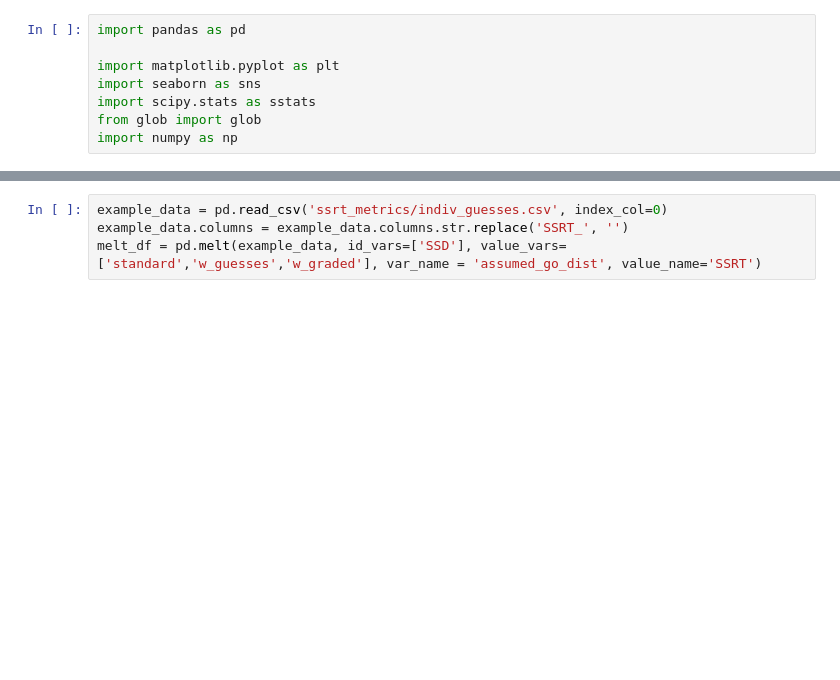
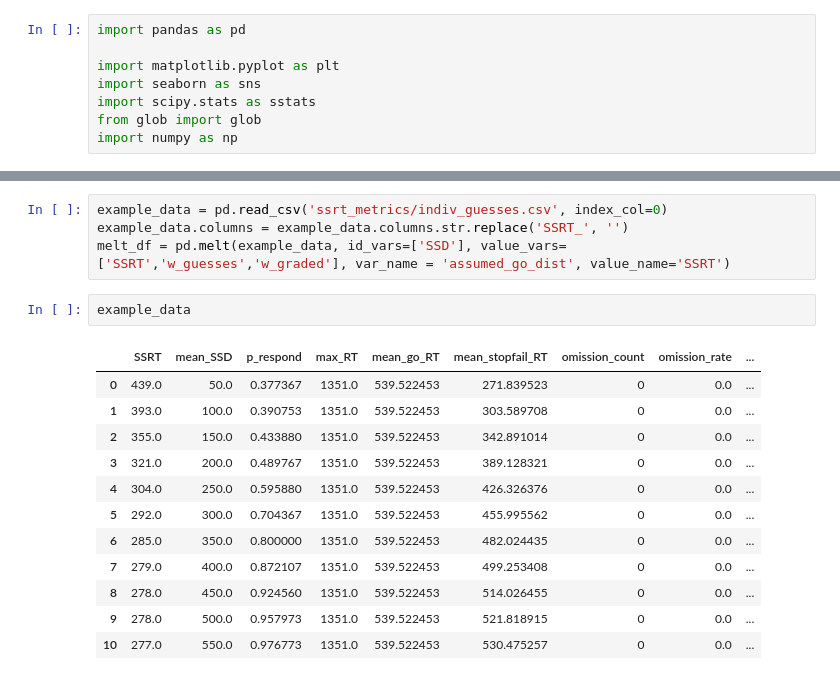
Before and after one commit to henrymj/ABCD_simulations, a Jupyter notebook: visualize_SSRTs_by_SSD.ipynb, the cells around one changed output, grey strips where cells are left out. Cells and saved outputs as stored; diff of their text form; blank space fills up the shorter version.

```diff
--- a/visualize_SSRTs_by_SSD.ipynb
+++ b/visualize_SSRTs_by_SSD.ipynb
@@ -15,7 +9,22 @@ indiv_guesses.csv              vanilla.csv
 # %%
 example_data = pd.read_csv('ssrt_metrics/indiv_guesses.csv', index_col=0)
 example_data.columns = example_data.columns.str.replace('SSRT_', '')
-melt_df = pd.melt(example_data, id_vars=['SSD'], value_vars=['standard','w_guesses','w_graded'], var_name = 'assumed_go_dist', value_name='SSRT')
+melt_df = pd.melt(example_data, id_vars=['SSD'], value_vars=['SSRT','w_guesses','w_graded'], var_name = 'assumed_go_dist', value_name='SSRT')
+# %%
+example_data
+# %% [output]
+|  | SSRT | mean_SSD | p_respond | max_RT | mean_go_RT | mean_stopfail_RT | omission_count | omission_rate | ... |
+| 0 | 439.0 | 50.0 | 0.377367 | 1351.0 | 539.522453 | 271.839523 | 0 | 0.0 | ... |
+| 1 | 393.0 | 100.0 | 0.390753 | 1351.0 | 539.522453 | 303.589708 | 0 | 0.0 | ... |
+| 2 | 355.0 | 150.0 | 0.433880 | 1351.0 | 539.522453 | 342.891014 | 0 | 0.0 | ... |
+| 3 | 321.0 | 200.0 | 0.489767 | 1351.0 | 539.522453 | 389.128321 | 0 | 0.0 | ... |
+| 4 | 304.0 | 250.0 | 0.595880 | 1351.0 | 539.522453 | 426.326376 | 0 | 0.0 | ... |
+| 5 | 292.0 | 300.0 | 0.704367 | 1351.0 | 539.522453 | 455.995562 | 0 | 0.0 | ... |
+| 6 | 285.0 | 350.0 | 0.800000 | 1351.0 | 539.522453 | 482.024435 | 0 | 0.0 | ... |
+| 7 | 279.0 | 400.0 | 0.872107 | 1351.0 | 539.522453 | 499.253408 | 0 | 0.0 | ... |
+| 8 | 278.0 | 450.0 | 0.924560 | 1351.0 | 539.522453 | 514.026455 | 0 | 0.0 | ... |
+| 9 | 278.0 | 500.0 | 0.957973 | 1351.0 | 539.522453 | 521.818915 | 0 | 0.0 | ... |
+| 10 | 277.0 | 550.0 | 0.976773 | 1351.0 | 539.522453 | 530.475257 | 0 | 0.0 | ... |
 # %%
 _ = sns.lineplot(x='SSD', y='SSRT', hue='assumed_go_dist', data=melt_df)
 # %% [output]
```
Also changed, not shown: parts of 24 cells of this notebook, 3 other files.
